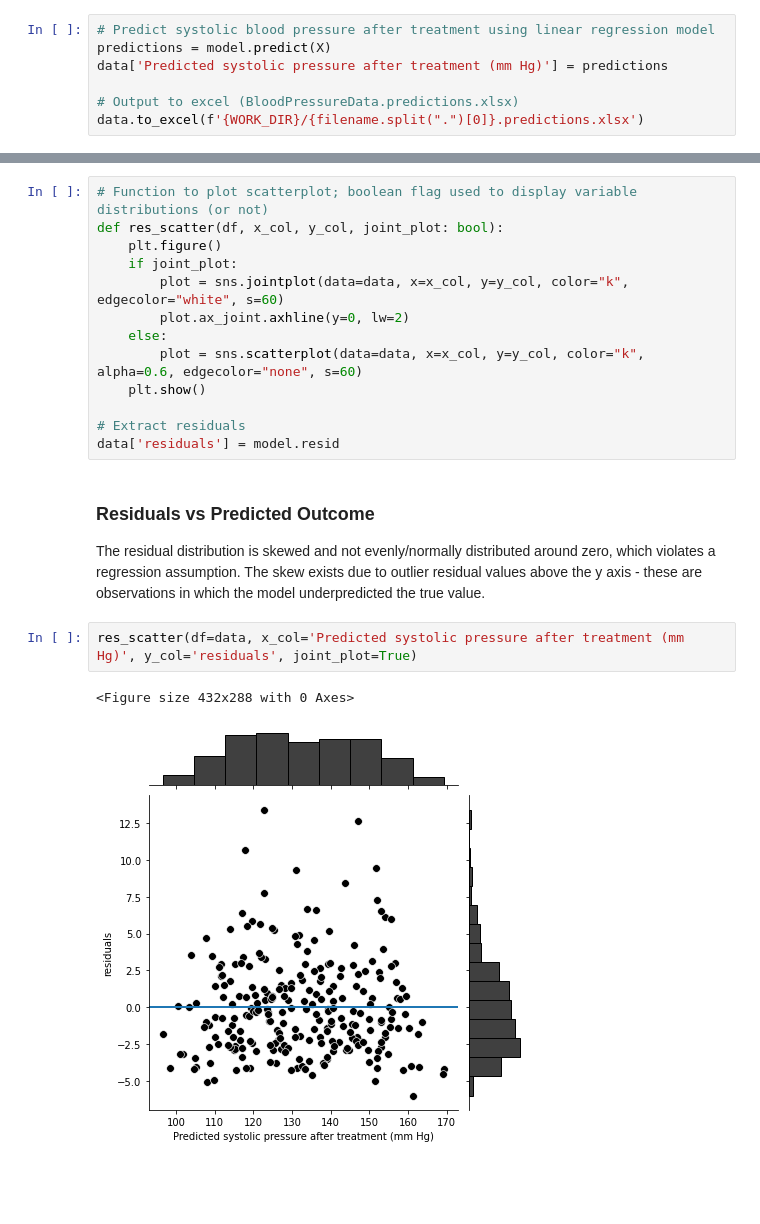
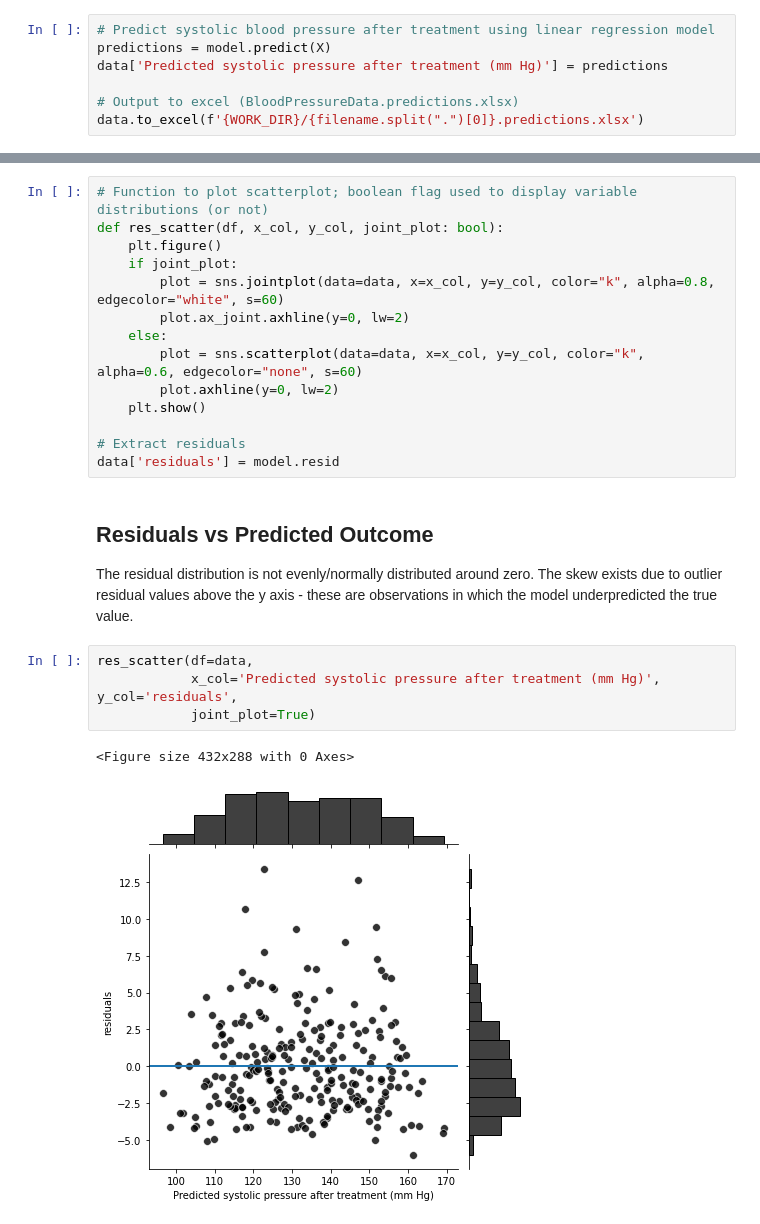
Before and after one commit to BrentonGraham/biomedical-ml-anschutz, a Jupyter notebook: 1. Linear Regression/LinearRegression.ipynb, the cells around one changed output, grey strips where cells are left out. Cells and saved outputs as stored; diff of their text form; blank space fills up the shorter version.

Commit message:
Final model without non-linear addition

```diff
--- a/1. Linear Regression/LinearRegression.ipynb
+++ b/1. Linear Regression/LinearRegression.ipynb
@@ -112,21 +112,24 @@ data.to_excel(f'{WORK_DIR}/{filename.split(".")[0]}.predictions.xlsx')
-# %%
-# Function to plot scatterplot; boolean flag used to display variable distributions (or not)
-def res_scatter(df, x_col, y_col, joint_plot: bool):
-    plt.figure()
-    if joint_plot:
-        plot = sns.jointplot(data=data, x=x_col, y=y_col, color="k", edgecolor="white", s=60)
-        plot.ax_joint.axhline(y=0, lw=2)
-    else:
-        plot = sns.scatterplot(data=data, x=x_col, y=y_col, color="k", alpha=0.6, edgecolor="none", s=60)
-    plt.show()
-
-# Extract residuals
-data['residuals'] = model.resid
-# %% [markdown]
-### Residuals vs Predicted Outcome
-The residual distribution is skewed and not evenly/normally distributed around zero, which violates a regression assumption. The skew exists due to outlier residual values above the y axis - these are observations in which the model underpredicted the true value.
-# %%
-res_scatter(df=data, x_col='Predicted systolic pressure after treatment (mm Hg)', y_col='residuals', joint_plot=True)
-# %% [output]
-<Figure size 432x288 with 0 Axes>
-[figure, removed]
+# %%
+# Function to plot scatterplot; boolean flag used to display variable distributions (or not)
+def res_scatter(df, x_col, y_col, joint_plot: bool):
+    plt.figure()
+    if joint_plot:
+        plot = sns.jointplot(data=data, x=x_col, y=y_col, color="k", alpha=0.8, edgecolor="white", s=60)
+        plot.ax_joint.axhline(y=0, lw=2)
+    else:
+        plot = sns.scatterplot(data=data, x=x_col, y=y_col, color="k", alpha=0.6, edgecolor="none", s=60)
+        plot.axhline(y=0, lw=2)
+    plt.show()
+
+# Extract residuals
+data['residuals'] = model.resid
+# %% [markdown]
+## Residuals vs Predicted Outcome
+The residual distribution is not evenly/normally distributed around zero. The skew exists due to outlier residual values above the y axis - these are observations in which the model underpredicted the true value.
+# %%
+res_scatter(df=data,
+            x_col='Predicted systolic pressure after treatment (mm Hg)', y_col='residuals',
+            joint_plot=True)
+# %% [output]
+<Figure size 432x288 with 0 Axes>
+[figure, added]
```
Also changed, not shown: parts of 21 cells of this notebook, 2 other files.
